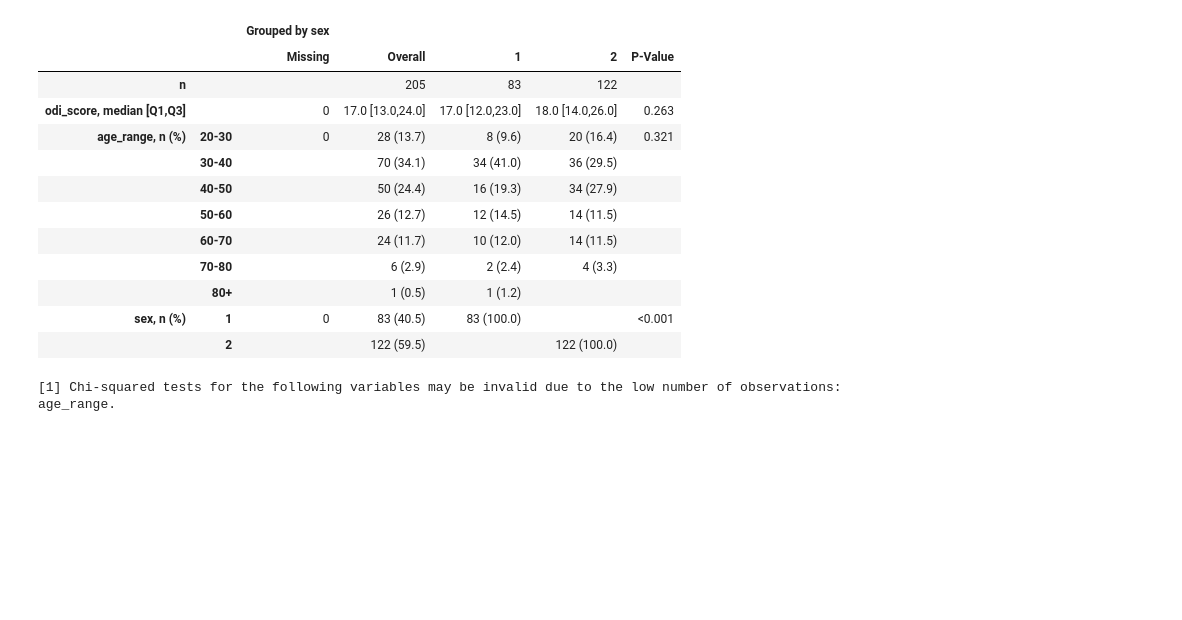
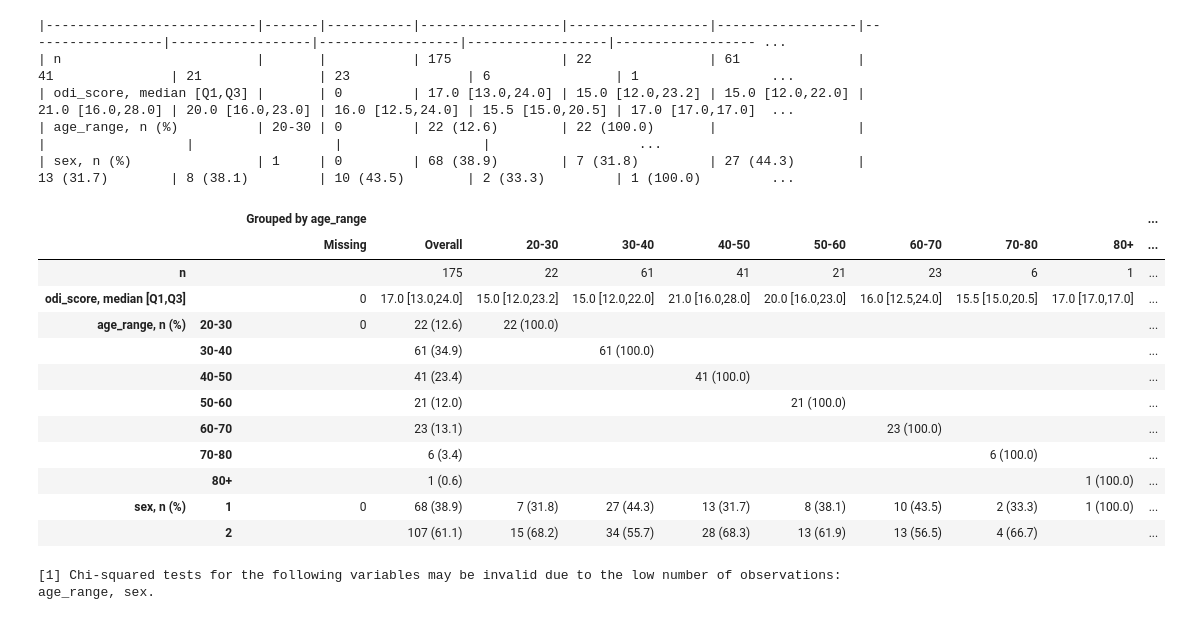
Before and after one commit to evanyfyip/vm-spinal-risk, a Jupyter notebook: vm-spinal-risk/notebooks/normative_odi_eda.ipynb, the cells around one changed output. Drawn from its saved outputs; the diff is of its cells as text; code cells hidden in the pictures; blank space fills up the shorter version.

```diff
--- a/vm-spinal-risk/notebooks/normative_odi_eda.ipynb
+++ b/vm-spinal-risk/notebooks/normative_odi_eda.ipynb
@@ -37,4 +17,4 @@ os.chdir("/Users/evan/Documents/School/MSDS/msds-capstone/vm-spinal-risk/vm-spin
 from utilities import data_processing as dp_utils
 from utilities import eda_tools as eda_utils
 # %%
-odi_df = pd.read_csv('./data/NormativeODI_DATA_2024-01-04_1611.csv')
+odi_df = pd.read_csv('./data/normative_odi_processed.csv')
@@ -221,28 +20,0 @@ odi_df = odi_df.rename(columns={"how_physically_demanding_i": "occupation_demand
-# %%
-# Clean up the zipcode
-odi_df['zip_code'] = odi_df['zip_code'].astype(str).apply(lambda code: code[:-2])
-# %%
-# Clean up the zipcode
-odi_df['zip_code'] = odi_df['zip_code'].astype(str).apply(lambda code: code[:-2])
-
-# Extracting the state from the zipcodes
-headers = {
-  "apikey": "952f36a0-b0e6-11ee-bf04-7fb35e5ffc15"}
-
-pause_duration = 0.5
-all_results = []
-for code in odi_df['zip_code']:
-  params = (
-    ("codes",f"{code}"),
-    ("country", "US")
-  );
-
-  response = requests.get('https://app.zipcodebase.com/api/v1/search', headers=headers, params=params).json()
-  if not isinstance(response['results'], list):
-    all_results.append(response['results'][code])
-  else:
-    print(f"Failed to extract zipcode for {code}")
-
-
-  # Throttling the api
-  time.sleep(0.01)
@@ -263,0 +45,3 @@ locations_df = locations_df.drop_duplicates().reset_index().drop(columns='index'
+# %%
+odi_df = dp_utils.filter_df_by_attention_check(odi_df, 20, 26, 4, remove=False)
+odi_quality_df = odi_df[odi_df['pass_att_check'] == True]
@@ -364,26 +149,31 @@ sns.violinplot(odi_df.sort_values('age_range'), x='odi_score', hue='lbp')
 # %%
 # ODI
 nonnormal = ['odi_score']
 categorical = ['age_range', 'sex']
 columns = nonnormal + categorical
-mytable = TableOne(odi_df, columns=columns, categorical=categorical, nonnormal=nonnormal, groupby=['sex'], pval=True)
+mytable = TableOne(odi_quality_df, columns=columns, categorical=categorical, nonnormal=nonnormal, groupby=['age_range'], pval=True)
 
 ## Display the table using the tabulate method. The tablefmt argument allows the table to be displayed in multiple formats, including “github”, “grid”, “fancy_grid”, “rst”, “html”, and “latex”.:
-# print(mytable.tabulate(tablefmt="github"))
+print(mytable.tabulate(tablefmt="github"))
 # mytable.tabulate(tablefmt=)
 mytable
 # %% [output]
+|---------------------------|-------|-----------|------------------|------------------|------------------|------------------|------------------|------------------|------------------|------------------ ...
+| n                         |       |           | 175              | 22               | 61               | 41               | 21               | 23               | 6                | 1                 ...
+| odi_score, median [Q1,Q3] |       | 0         | 17.0 [13.0,24.0] | 15.0 [12.0,23.2] | 15.0 [12.0,22.0] | 21.0 [16.0,28.0] | 20.0 [16.0,23.0] | 16.0 [12.5,24.0] | 15.5 [15.0,20.5] | 17.0 [17.0,17.0]  ...
+| age_range, n (%)          | 20-30 | 0         | 22 (12.6)        | 22 (100.0)       |                  |                  |                  |                  |                  |                   ...
+| sex, n (%)                | 1     | 0         | 68 (38.9)        | 7 (31.8)         | 27 (44.3)        | 13 (31.7)        | 8 (38.1)         | 10 (43.5)        | 2 (33.3)         | 1 (100.0)         ...
-|  |  | Grouped by sex |  |  |  |  |
-|  |  | Missing | Overall | 1 | 2 | P-Value |
-| n |  |  | 205 | 83 | 122 |  |
-| odi_score, median [Q1,Q3] |  | 0 | 17.0 [13.0,24.0] | 17.0 [12.0,23.0] | 18.0 [14.0,26.0] | 0.263 |
-| age_range, n (%) | 20-30 | 0 | 28 (13.7) | 8 (9.6) | 20 (16.4) | 0.321 |
-|  | 30-40 |  | 70 (34.1) | 34 (41.0) | 36 (29.5) |  |
-|  | 40-50 |  | 50 (24.4) | 16 (19.3) | 34 (27.9) |  |
-|  | 50-60 |  | 26 (12.7) | 12 (14.5) | 14 (11.5) |  |
-|  | 60-70 |  | 24 (11.7) | 10 (12.0) | 14 (11.5) |  |
-|  | 70-80 |  | 6 (2.9) | 2 (2.4) | 4 (3.3) |  |
-|  | 80+ |  | 1 (0.5) | 1 (1.2) |  |  |
-| sex, n (%) | 1 | 0 | 83 (40.5) | 83 (100.0) |  | <0.001 |
-|  | 2 |  | 122 (59.5) |  | 122 (100.0) |  |
+|  |  | Grouped by age_range |  |  |  |  |  |  |  |  | ... |
+|  |  | Missing | Overall | 20-30 | 30-40 | 40-50 | 50-60 | 60-70 | 70-80 | 80+ | ... |
+| n |  |  | 175 | 22 | 61 | 41 | 21 | 23 | 6 | 1 | ... |
+| odi_score, median [Q1,Q3] |  | 0 | 17.0 [13.0,24.0] | 15.0 [12.0,23.2] | 15.0 [12.0,22.0] | 21.0 [16.0,28.0] | 20.0 [16.0,23.0] | 16.0 [12.5,24.0] | 15.5 [15.0,20.5] | 17.0 [17.0,17.0] | ... |
+| age_range, n (%) | 20-30 | 0 | 22 (12.6) | 22 (100.0) |  |  |  |  |  |  | ... |
+|  | 30-40 |  | 61 (34.9) |  | 61 (100.0) |  |  |  |  |  | ... |
+|  | 40-50 |  | 41 (23.4) |  |  | 41 (100.0) |  |  |  |  | ... |
+|  | 50-60 |  | 21 (12.0) |  |  |  | 21 (100.0) |  |  |  | ... |
+|  | 60-70 |  | 23 (13.1) |  |  |  |  | 23 (100.0) |  |  | ... |
+|  | 70-80 |  | 6 (3.4) |  |  |  |  |  | 6 (100.0) |  | ... |
+|  | 80+ |  | 1 (0.6) |  |  |  |  |  |  | 1 (100.0) | ... |
+| sex, n (%) | 1 | 0 | 68 (38.9) | 7 (31.8) | 27 (44.3) | 13 (31.7) | 8 (38.1) | 10 (43.5) | 2 (33.3) | 1 (100.0) | ... |
+|  | 2 |  | 107 (61.1) | 15 (68.2) | 34 (55.7) | 28 (68.3) | 13 (61.9) | 13 (56.5) | 4 (66.7) |  | ... |
-[1] Chi-squared tests for the following variables may be invalid due to the low number of observations: age_range.
+[1] Chi-squared tests for the following variables may be invalid due to the low number of observations: age_range, sex.
```
Also changed, not shown: parts of 23 cells of this notebook, 1 other file.
